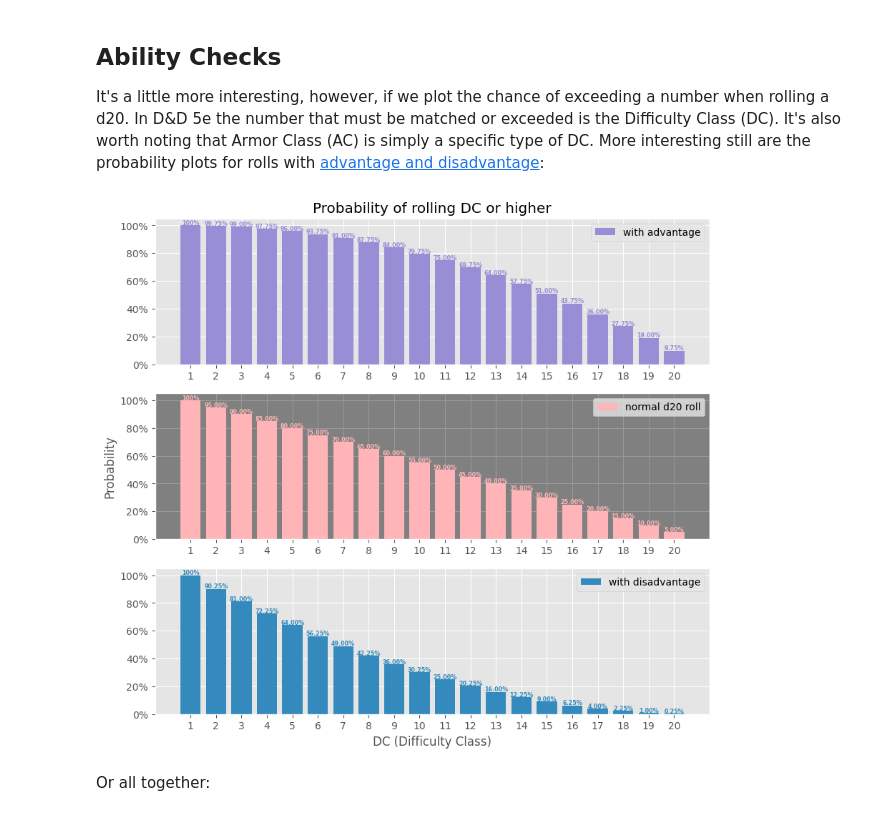
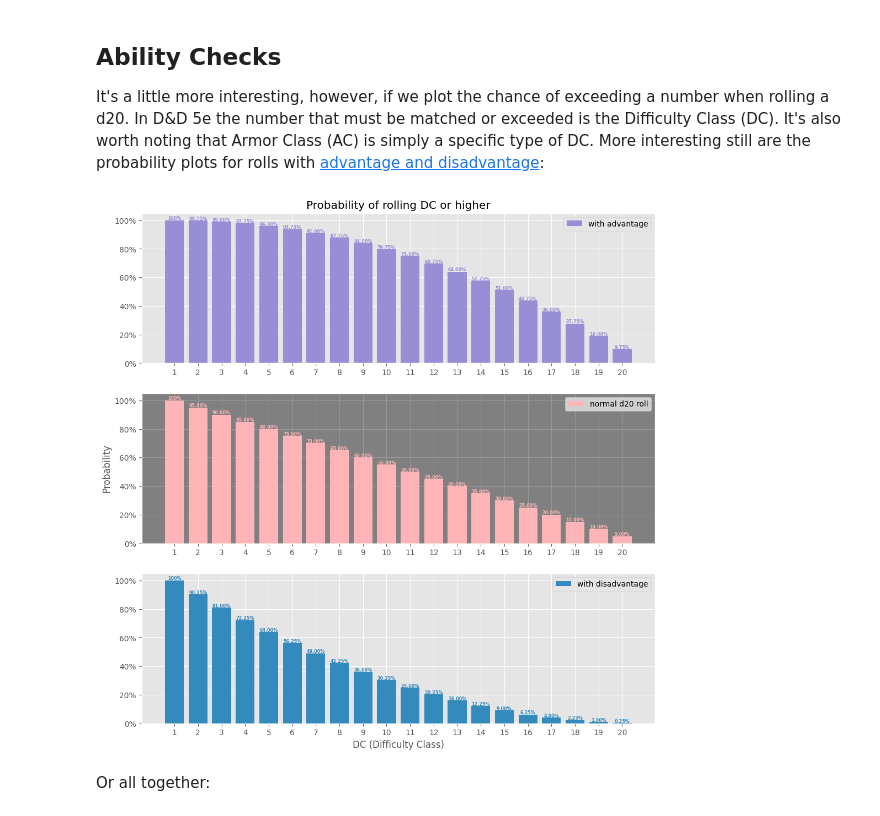
Before and after one commit to TimidRobot/dnd_probabilities, a Jupyter notebook: phandelver_probabilities.ipynb, the cells around one changed output. Drawn from its saved outputs; the diff is of its cells as text; code cells hidden in the pictures.

Commit message:
increase size of separated plot

```diff
--- a/phandelver_probabilities.ipynb
+++ b/phandelver_probabilities.ipynb
@@ -112,40 +112,40 @@ disadvantage_roll = (((len(d20) - (d20 - 1)) ** 2) / len(d20) ** 2) * 100
 # Initialize plot
 fig, axs = plot.subplots(3, 1)
 (ax1, ax2, ax3) = axs
-fig.set_size_inches(10, 9)
+fig.set_size_inches(12, 12)
 
 # Create bar plot and annotation for success probability with advantage
 ax1.bar(d20, advantage_roll, color="C2", label="with advantage")
 for i, probability in enumerate(advantage_roll):
     annotate(ax1, d20[i], probability, "C2")
 # Create bar plot and annotation for success probability of a normal d20 roll
 ax2.bar(d20, normal_roll, color="C6", label="normal d20 roll")
 for i, probability in enumerate(normal_roll):
     annotate(ax2, d20[i], probability, "C6")
 # Create bar plot and annotation for success probability with disadvantage
 ax3.bar(d20, disadvantage_roll, color="C1", label="with disadvantage")
 for i, probability in enumerate(disadvantage_roll):
     annotate(ax3, d20[i], probability, "C1")
 
 # Configure Title
 ax1.set_title("Probability of rolling DC or higher")
 # Confgure X Axis
 for ax in axs:
     ax.xaxis.set_major_locator(ticker.FixedLocator(d20))
 ax.xaxis.set_tick_params(which="minor", length=4, colors="gray")
 ax3.set_xlabel("DC (Difficulty Class)")
 # Configure Y Axis
 ax2.set_ylabel("Probability")
 for ax in axs:
     ax.yaxis.set_major_formatter(ticker.PercentFormatter())
 # Configure middle plot background and grid color
 ax2.grid(color="0.6")
 ax2.set_facecolor("0.5")
 # Configure Legend for each axis
 for ax in axs:
     ax.legend()
 # %% [output]
-[figure, old version]
+[figure, new version]
 # %% [markdown]
 Or all together:
 # %%
```
Also changed, not shown: parts of 1 cell of this notebook.
